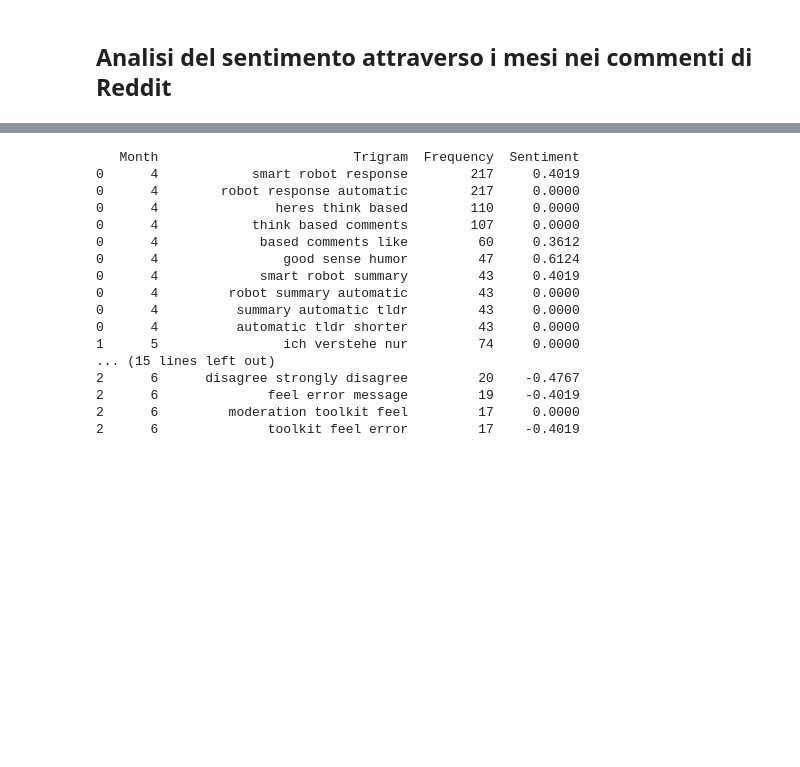
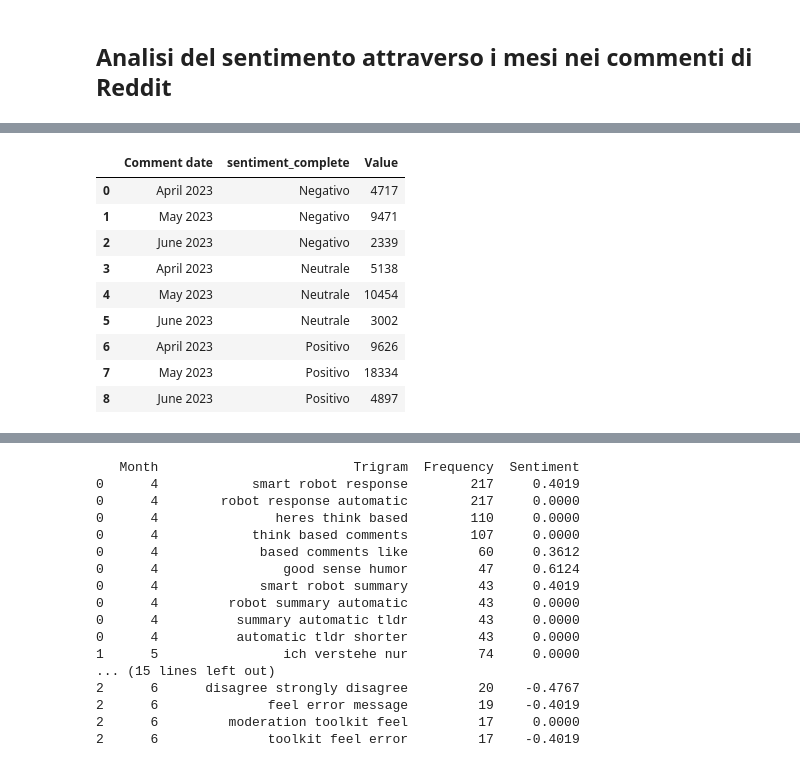
Before and after one commit to Claudio-95/DJ23-project, a Jupyter notebook: Notebook/altair_reddit.ipynb, the cells around one changed output, grey strips where cells are left out. Drawn from its saved outputs; the diff is of its cells as text; code cells hidden in the pictures; blank space fills up the shorter version.

```diff
--- a/Notebook/altair_reddit.ipynb
+++ b/Notebook/altair_reddit.ipynb
@@ -104,3 +104,5 @@ Positivo    32857
 Neutrale    18594
 Negativo    16527
 Name: sentiment_complete, dtype: int64
+# %%
+df = df.rename(columns={'Comment date': 'date'})
@@ -107,6 +113,11 @@ Name: sentiment_complete, dtype: int64
 # %% [markdown]
 <h2>Analisi del sentimento attraverso i mesi nei commenti di Reddit</h2>
 # %%
+df['Comment date'] = pd.to_datetime(df['Comment date'], format='%Y-%m-%d %H:%M:%S')
+
+# Esegui la conversione nel formato desiderato "2023-02-05 23:59:16+00:00"
+df['Comment date'] = df['Comment date'].dt.strftime('%Y-%m-%d %H:%M:%S+00:00')
+
 
 # Convert 'date' column to datetime
 df['Comment date'] = pd.to_datetime(df['Comment date'])
@@ -121,24 +132,25 @@ df_grouped.index = df_grouped.index.strftime('%B %Y')
 df_grouped = df_grouped.reset_index().melt('Comment date', var_name='sentiment_complete', value_name='Value')
 
 # Define color domain and range
-domain = ['Positivo', 'Neutrale', 'Negativo']
-range_ = ['#ADFC92', '#788BFF', '#F44E3F']
+domain = ['Positivo', 'Negativo', 'Neutrale']
+range_ = ['#ADFC92', '#F44E3F', '#788BFF']
 
 # Create the Altair chart
-custom_legend = alt.Legend(orient="right")
 
 chart = alt.Chart(df_grouped, title=alt.Title(
        "Evoluzione del sentimento verso Chat-GPT nell'arco dei mesi",
-       subtitle="Visualizzazione dei valori relativi al dataset di Reddit"
-   )).mark_line(opacity=0.1).encode(
-    x=alt.X('date:T', axis=alt.Axis(title='Periodo', format='%B %Y', tickCount=12)),
+       subtitle="Visualizzazione dei valori relativi al dataset di Commenti"
+   )).mark_area(opacity=0.1).encode(
+    x=alt.X('Comment date:T', axis=alt.Axis(title='Periodo', format='%B %Y', tickCount=12)),
     y=alt.Y('Value:Q', axis=alt.Axis(title='Numero di commenti')),
     opacity=alt.value(0.9),
     color=alt.Color('sentiment_complete',
                     title="Sentimento registrato",
                     scale=alt.Scale(domain=domain, range=range_),
-                    legend=custom_legend),
+                    legend=alt.Legend(orient="right")),
     tooltip='sentiment_complete:N'
+).configure_legend(
+    orient='top'
 ).configure_axis(
     grid=False
 ).properties(
@@ -146,5 +158,5 @@ chart = alt.Chart(df_grouped, title=alt.Title(
     height=600
 ).interactive()
 
-chart.save('charttest.html')
+chart.save('chartSentimentING_reddit.html')
 chart
@@ -151,3 +165,16 @@ chart
+# %%
+df_grouped
+# %% [output]
+|  | Comment date | sentiment_complete | Value |
+| 0 | April 2023 | Negativo | 4717 |
+| 1 | May 2023 | Negativo | 9471 |
+| 2 | June 2023 | Negativo | 2339 |
+| 3 | April 2023 | Neutrale | 5138 |
+| 4 | May 2023 | Neutrale | 10454 |
+| 5 | June 2023 | Neutrale | 3002 |
+| 6 | April 2023 | Positivo | 9626 |
+| 7 | May 2023 | Positivo | 18334 |
+| 8 | June 2023 | Positivo | 4897 |
 # %%
 #prendo il dataset, cerco le frequenze delle parole per sentimento (=risultato: tre dataframe, uno per sentimento e relativi a un anno.)
 #creo un dataset con 2 colonne (uno per ogni sentimento), le colonne sono: word, frequency
```
Also changed, not shown: parts of 2 cells of this notebook, 14 other files.
